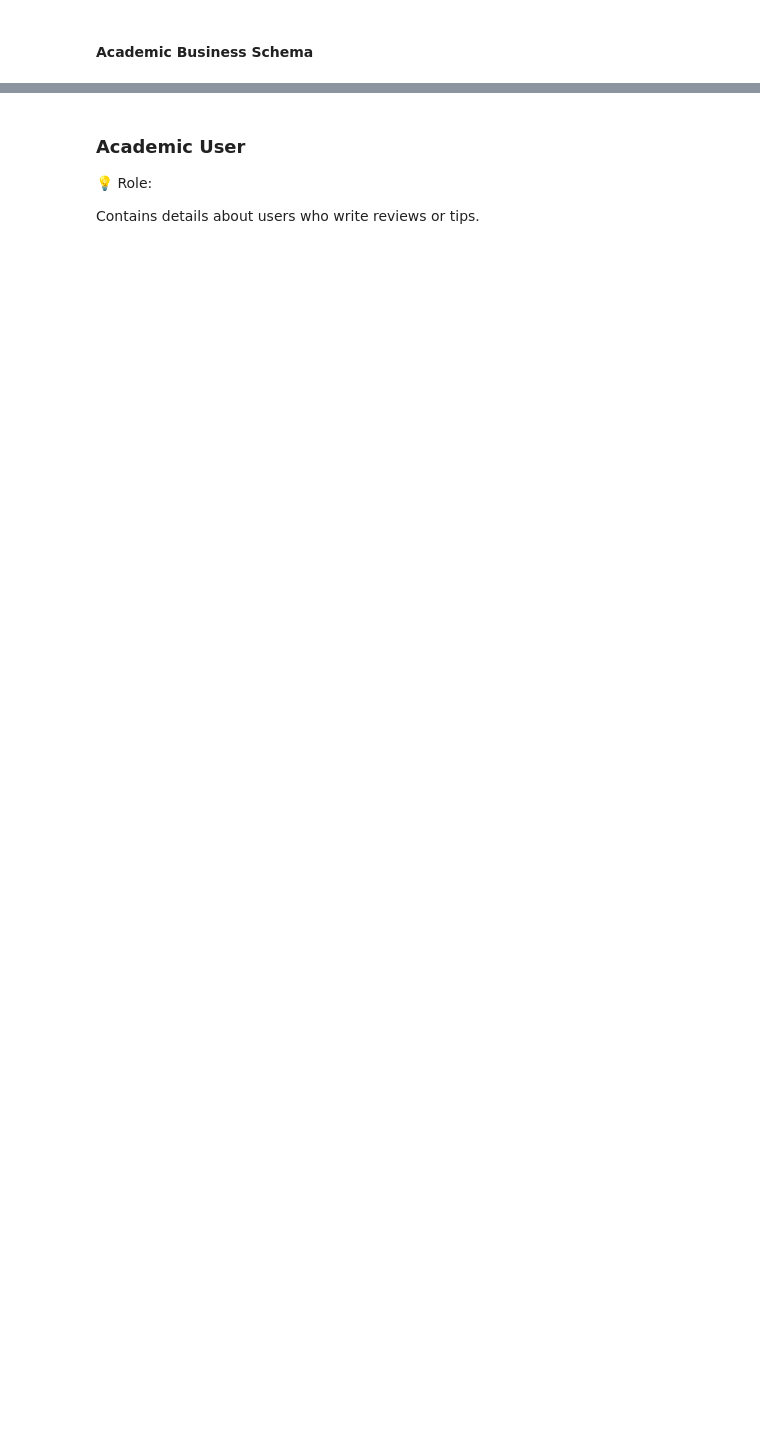
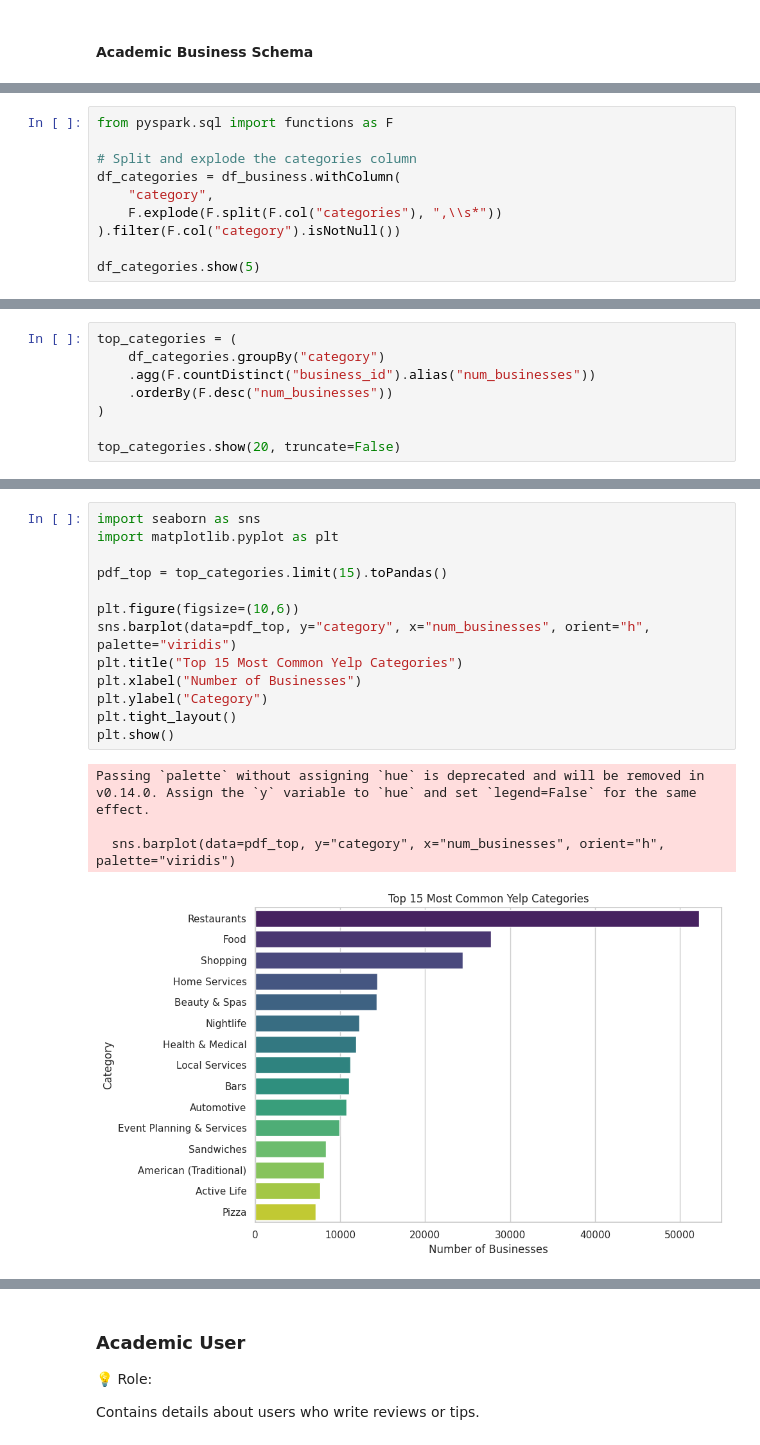
Before and after one commit to lovecrushfamily/Yelp_Reviews_Analysis, a Jupyter notebook: Untitled.ipynb, the cells around one changed output, grey strips where cells are left out. Saved outputs shown, nothing was run; the diff lists cells and outputs as text; blank space fills up the shorter version.

```diff
--- a/Untitled.ipynb
+++ b/Untitled.ipynb
@@ -197,0 +670,10 @@ df_business.select(F.explode(F.col("categories_array")).alias("category")) \
+# %%
+from pyspark.sql import functions as F
+
+# Split and explode the categories column
+df_categories = df_business.withColumn(
+    "category",
+    F.explode(F.split(F.col("categories"), ",\\s*"))
+).filter(F.col("category").isNotNull())
+
+df_categories.show(5)
@@ -197,0 +736,8 @@ df_business.select(F.explode(F.col("categories_array")).alias("category")) \
+# %%
+top_categories = (
+    df_categories.groupBy("category")
+    .agg(F.countDistinct("business_id").alias("num_businesses"))
+    .orderBy(F.desc("num_businesses"))
+)
+
+top_categories.show(20, truncate=False)
@@ -197,0 +763,18 @@ df_business.select(F.explode(F.col("categories_array")).alias("category")) \
+# %%
+import seaborn as sns
+import matplotlib.pyplot as plt
+
+pdf_top = top_categories.limit(15).toPandas()
+
+plt.figure(figsize=(10,6))
+sns.barplot(data=pdf_top, y="category", x="num_businesses", orient="h", palette="viridis")
+plt.title("Top 15 Most Common Yelp Categories")
+plt.xlabel("Number of Businesses")
+plt.ylabel("Category")
+plt.tight_layout()
+plt.show()
+# %% [output]
+Passing `palette` without assigning `hue` is deprecated and will be removed in v0.14.0. Assign the `y` variable to `hue` and set `legend=False` for the same effect.
+
+  sns.barplot(data=pdf_top, y="category", x="num_businesses", orient="h", palette="viridis")
+[figure, added]
```
Also changed, not shown: parts of 143 cells of this notebook, 1 other file.
